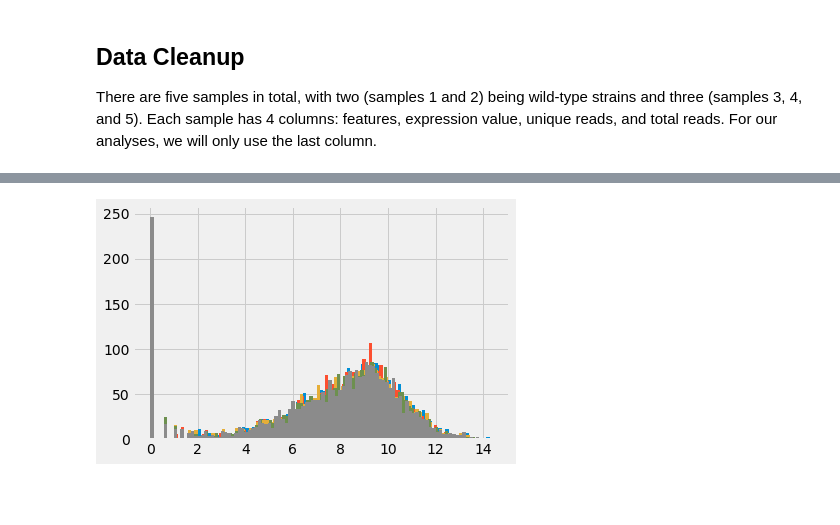
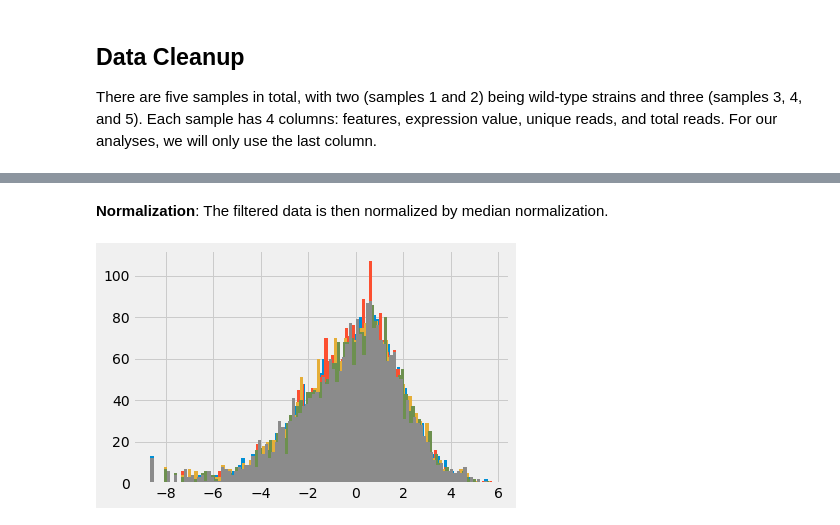
Before and after one commit to ivalexander13/mrsa-nisin-resistance, a Jupyter notebook: MRSA_Nisin_Resistance.ipynb, the cells around one changed output, grey strips where cells are left out. Cells and saved outputs as stored; diff of their text form; code cells hidden in the pictures; blank space fills up the shorter version.

```diff
--- a/MRSA_Nisin_Resistance.ipynb
+++ b/MRSA_Nisin_Resistance.ipynb
@@ -93,0 +100,11 @@ plt.show()
+# %%
+index_dispersion_per_gene = np.var(raws, axis=1) / np.mean(raws, axis=1)
+
+histrange = [0, 10000]
+np.log(index_dispersion_per_gene).hist(bins=100, range=None)
+plt.axvline(x=0, color='red', linewidth=0.5)
+plt.title('Log distribution of dispersion indices (pre-filtered)')
+plt.xlabel('Log of Dispersion Index')
+plt.show()
+
+filtered_raw = raws[index_dispersion_per_gene > 1]
@@ -94,9 +113,16 @@ plt.show()
+# %% [markdown]
+**Normalization**: The filtered data is then normalized by median normalization.
+# %%
+design_temp=filtered_raw.iloc[:,1:6]
+design_norm=(design_temp/np.median(design_temp,axis=0))*np.median(design_temp)
+design_norm_transform=design_norm.apply(lambda x: np.log(x+1), axis=0)
+design_norm_centered=design_norm_transform-np.median(design_norm_transform,axis=0)
 # %%
-np.log(raws.iloc[:, 1] + 1).hist(bins=100)
-np.log(raws.iloc[:, 2] + 1).hist(bins=100)
-np.log(raws.iloc[:, 3] + 1).hist(bins=100)
-np.log(raws.iloc[:, 4] + 1).hist(bins=100)
-np.log(raws.iloc[:, 5] + 1).hist(bins=100)
+design_norm_centered.iloc[:, 0].hist(bins=100)
+design_norm_centered.iloc[:, 1].hist(bins=100)
+design_norm_centered.iloc[:, 2].hist(bins=100)
+design_norm_centered.iloc[:, 3].hist(bins=100)
+design_norm_centered.iloc[:, 4].hist(bins=100)
 plt.show()
 # %% [output]
-[figure, old version]
+[figure, new version]
```
Also changed, not shown: parts of 36 cells of this notebook.
